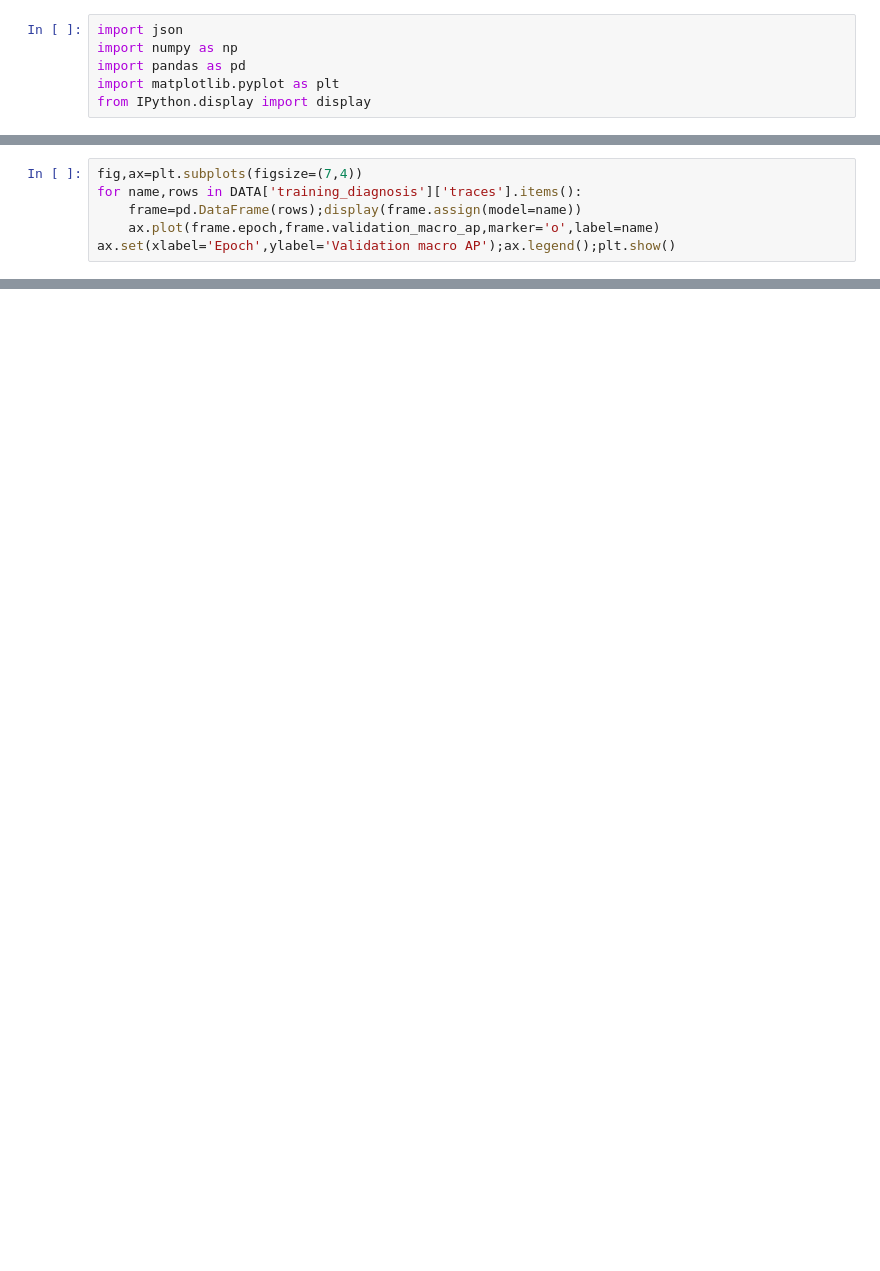
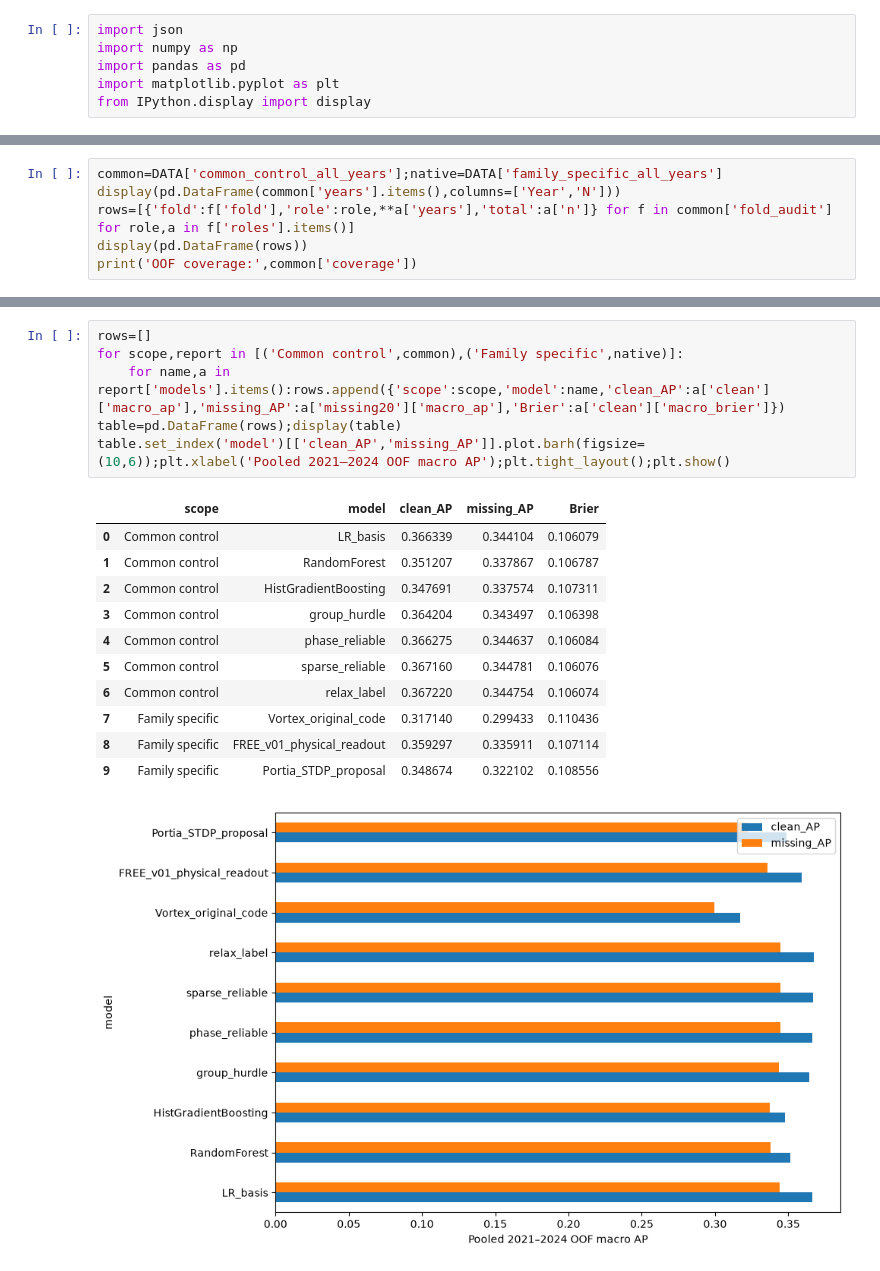
Before and after one commit to kdw123654/digital-project, a Jupyter notebook: comparison.ipynb, the cells around one changed output, grey strips where cells are left out. Drawn from its saved outputs; the diff is of its cells as text; blank space fills up the shorter version.

Commit message:
Compare all four years with model-specific structures and learning

```diff
--- a/comparison.ipynb
+++ b/comparison.ipynb
@@ -38,6 +10,0 @@ first['macro_ap'].plot.barh(figsize=(8,4));plt.xlabel('2024 macro AP');plt.tight
-# %%
-fig,ax=plt.subplots(figsize=(7,4))
-for name,rows in DATA['training_diagnosis']['traces'].items():
-    frame=pd.DataFrame(rows);display(frame.assign(model=name))
-    ax.plot(frame.epoch,frame.validation_macro_ap,marker='o',label=name)
-ax.set(xlabel='Epoch',ylabel='Validation macro AP');ax.legend();plt.show()
@@ -102,0 +17,6 @@ display(pd.DataFrame({k:{e:v['ci95'] for e,v in m.items()} for k,m in DATA['adap
+# %%
+common=DATA['common_control_all_years'];native=DATA['family_specific_all_years']
+display(pd.DataFrame(common['years'].items(),columns=['Year','N']))
+rows=[{'fold':f['fold'],'role':role,**a['years'],'total':a['n']} for f in common['fold_audit'] for role,a in f['roles'].items()]
+display(pd.DataFrame(rows))
+print('OOF coverage:',common['coverage'])
@@ -102,0 +56,19 @@ display(pd.DataFrame({k:{e:v['ci95'] for e,v in m.items()} for k,m in DATA['adap
+# %%
+rows=[]
+for scope,report in [('Common control',common),('Family specific',native)]:
+    for name,a in report['models'].items():rows.append({'scope':scope,'model':name,'clean_AP':a['clean']['macro_ap'],'missing_AP':a['missing20']['macro_ap'],'Brier':a['clean']['macro_brier']})
+table=pd.DataFrame(rows);display(table)
+table.set_index('model')[['clean_AP','missing_AP']].plot.barh(figsize=(10,6));plt.xlabel('Pooled 2021–2024 OOF macro AP');plt.tight_layout();plt.show()
+# %% [output]
+|  | scope | model | clean_AP | missing_AP | Brier |
+| 0 | Common control | LR_basis | 0.366339 | 0.344104 | 0.106079 |
+| 1 | Common control | RandomForest | 0.351207 | 0.337867 | 0.106787 |
+| 2 | Common control | HistGradientBoosting | 0.347691 | 0.337574 | 0.107311 |
+| 3 | Common control | group_hurdle | 0.364204 | 0.343497 | 0.106398 |
+| 4 | Common control | phase_reliable | 0.366275 | 0.344637 | 0.106084 |
+| 5 | Common control | sparse_reliable | 0.367160 | 0.344781 | 0.106076 |
+| 6 | Common control | relax_label | 0.367220 | 0.344754 | 0.106074 |
+| 7 | Family specific | Vortex_original_code | 0.317140 | 0.299433 | 0.110436 |
+| 8 | Family specific | FREE_v01_physical_readout | 0.359297 | 0.335911 | 0.107114 |
+| 9 | Family specific | Portia_STDP_proposal | 0.348674 | 0.322102 | 0.108556 |
+[figure, added]
```
Also changed, not shown: parts of 17 cells of this notebook, 17 other files.
